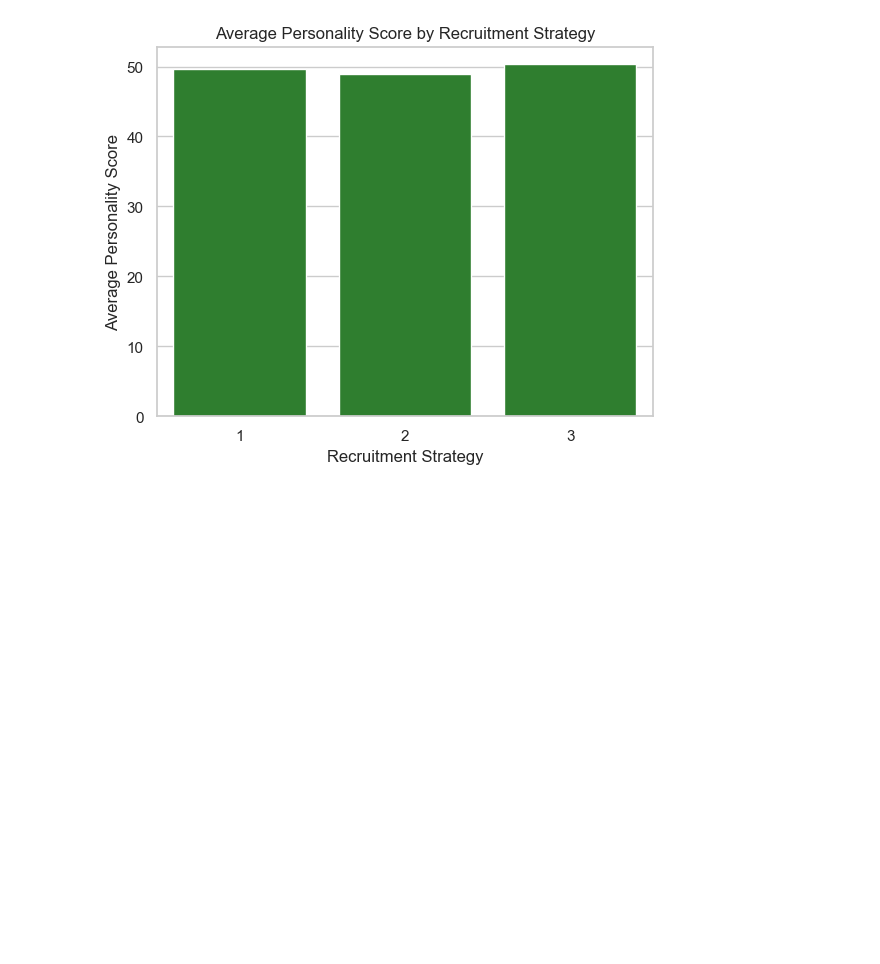
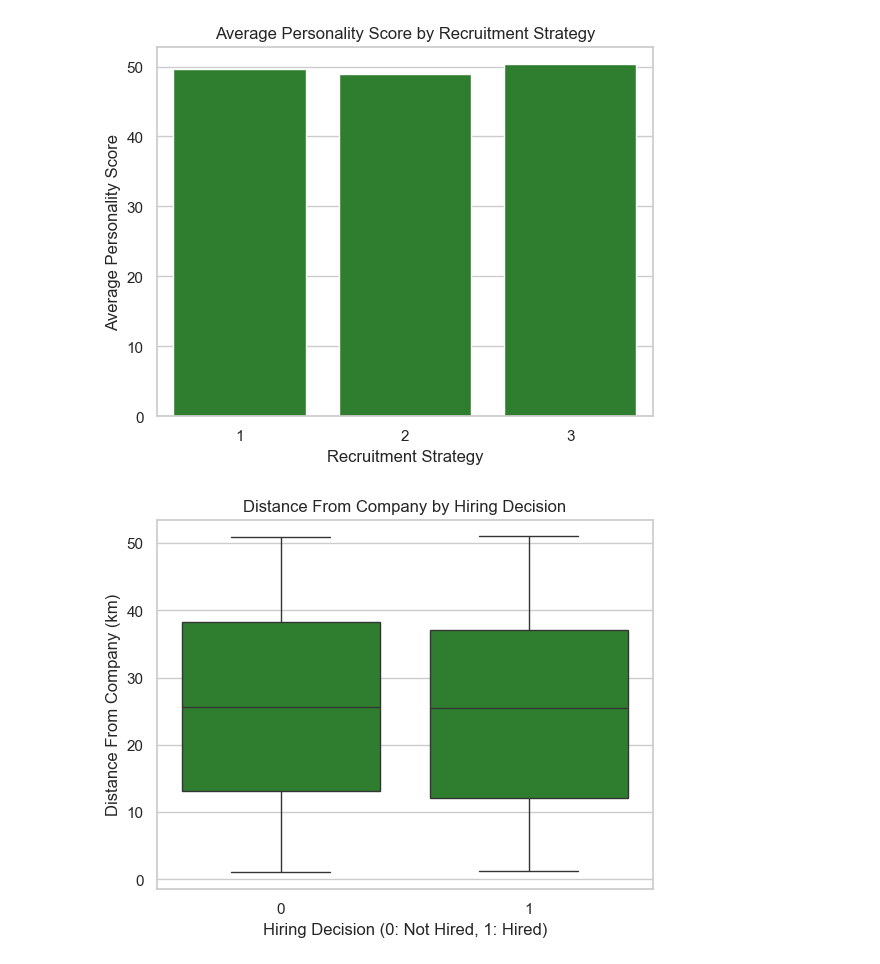
Before and after one commit to Eunnylans/Hiring--Analysis--Using--Linear--Regression, a Jupyter notebook: Predicting--Hiring--Decisions.ipynb, the cells around one changed output. Drawn from its saved outputs; the diff is of its cells as text; code cells hidden in the pictures; blank space fills up the shorter version.

```diff
--- a/Predicting--Hiring--Decisions.ipynb
+++ b/Predicting--Hiring--Decisions.ipynb
@@ -674,3 +674,12 @@ plt.xlabel('Recruitment Strategy')
 plt.show()
 # %% [output]
 [figure]
+# %%
+# 7. Compare the average distance from the company for hired and not hired candidates.
+sns.boxplot(x='HiringDecision', y='DistanceFromCompany', data=df, color='forestgreen')
+plt.title('Distance From Company by Hiring Decision')
+plt.xlabel('Hiring Decision (0: Not Hired, 1: Hired)')
+plt.ylabel('Distance From Company (km)')
+plt.show()
+# %% [output]
+[figure, added]
```
Also changed, not shown: parts of 10 cells of this notebook.
